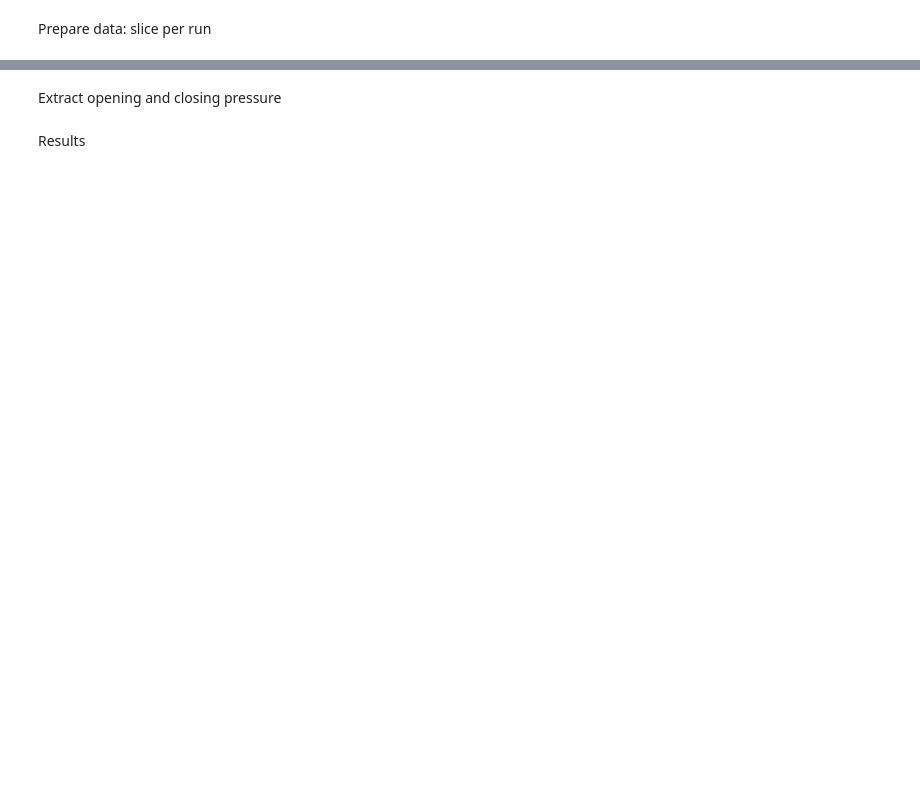
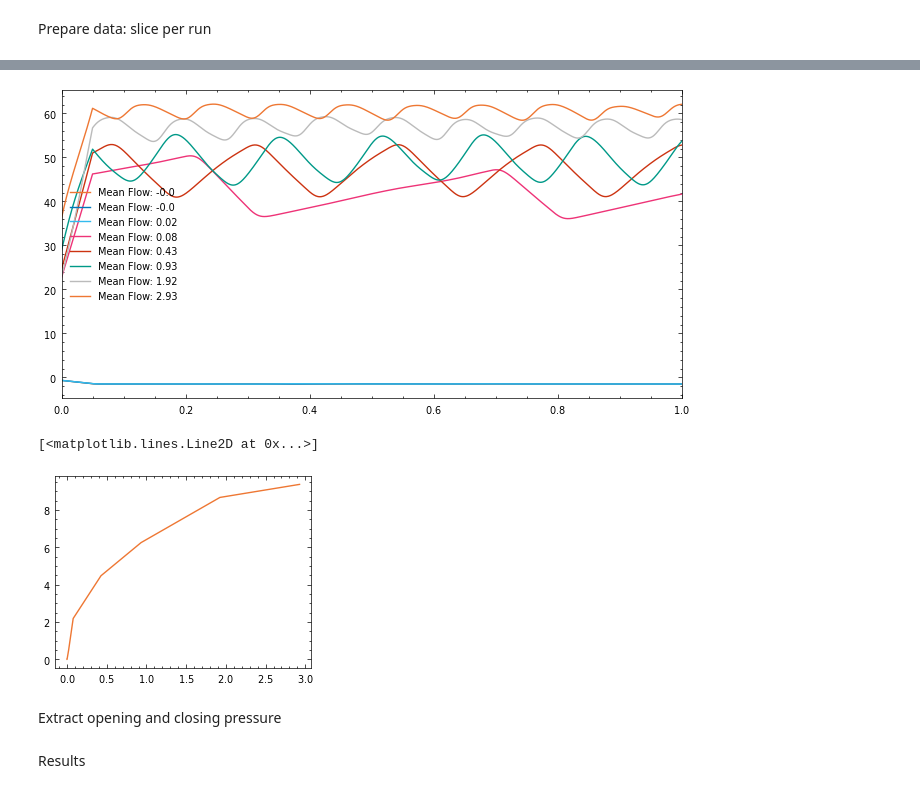
Before and after one commit to Olviel/Thermal_Soft_Robotics, a Jupyter notebook: Thermal_actuation/Experimental/Fluidic/Actuators/Actuator_main.ipynb, the cells around one changed output, grey strips where cells are left out. Cells and saved outputs as stored; diff of their text form; code cells hidden in the pictures; blank space fills up the shorter version.

```diff
--- a/Thermal_actuation/Experimental/Fluidic/Actuators/Actuator_main.ipynb
+++ b/Thermal_actuation/Experimental/Fluidic/Actuators/Actuator_main.ipynb
@@ -123,0 +136,66 @@ len(data_sliced)
+# %%
+from scipy.signal import find_peaks, butter, filtfilt
+
+# Butterworth filter design
+def butter_lowpass(cutoff, fs, order=5):
+    nyq = 0.5 * fs
+    normal_cutoff = cutoff / nyq
+    b, a = butter(order, normal_cutoff, btype='low', analog=False)
+    return b, a
+
+def butter_lowpass_filter(data, cutoff, fs, order=5):
+    b, a = butter_lowpass(cutoff, fs, order=order)
+    y = filtfilt(b, a, data)
+    return y
+
+# Function for moving average smoothing
+def moving_average(data, window_size):
+    return np.convolve(data, np.ones(window_size)/window_size, mode='same')
+
+
+# Define sampling rate and cutoff frequency
+fs = 1000  # example sampling rate
+cutoff = 30  # cutoff frequency in Hz for low-pass filter
+
+# Window size for smoothing
+window_size = 100
+
+plt.figure(figsize=(8, 4))
+
+Q_mean = []
+f=[]
+
+for i,run_data in enumerate(data_sliced[0]):
+    time = run_data["Time"]
+    P_raw = run_data["Pressure"]
+    Q_mean.append(np.mean(run_data["Flow"]))
+
+    # Filter the signal
+    filtered_pressure = butter_lowpass_filter(P_raw, cutoff, fs)
+    P = moving_average(filtered_pressure,window_size)
+
+    # Find peaks with dynamic thresholding and minimum distance
+    peaks, _ = find_peaks(P,height=40)
+    n_peaks = len(peaks)
+
+
+    measurement_t = len(data_sliced[0][i]["Time"])/1000
+    f.append(n_peaks/measurement_t )
+
+
+# Correct usage of np.round and np.mean for labeling
+    mean_flow = np.round(np.mean(run_data["Flow"]), 2)
+    plt.plot(time, P, label=f'Mean Flow: {mean_flow}')
+    #plt.plot(time[peaks], pressure[peaks], "x")
+    print(i,run_data)
+
+
+
+# Set the x and y limits if needed
+# plt.xlim(0, 1)
+# plt.ylim(-2, -1)
+plt.xlim(0,1)
+plt.legend()
+plt.show()
+plt.plot(Q_mean,f)
+# %% [output]
@@ -124,3 +219,6 @@ len(data_sliced)
+[figure, added]
+[<matplotlib.lines.Line2D at 0x...>]
+[figure, added]
 # %% [markdown]
 Extract opening and closing pressure
 # %%
```
Also changed, not shown: parts of 7 cells of this notebook.
